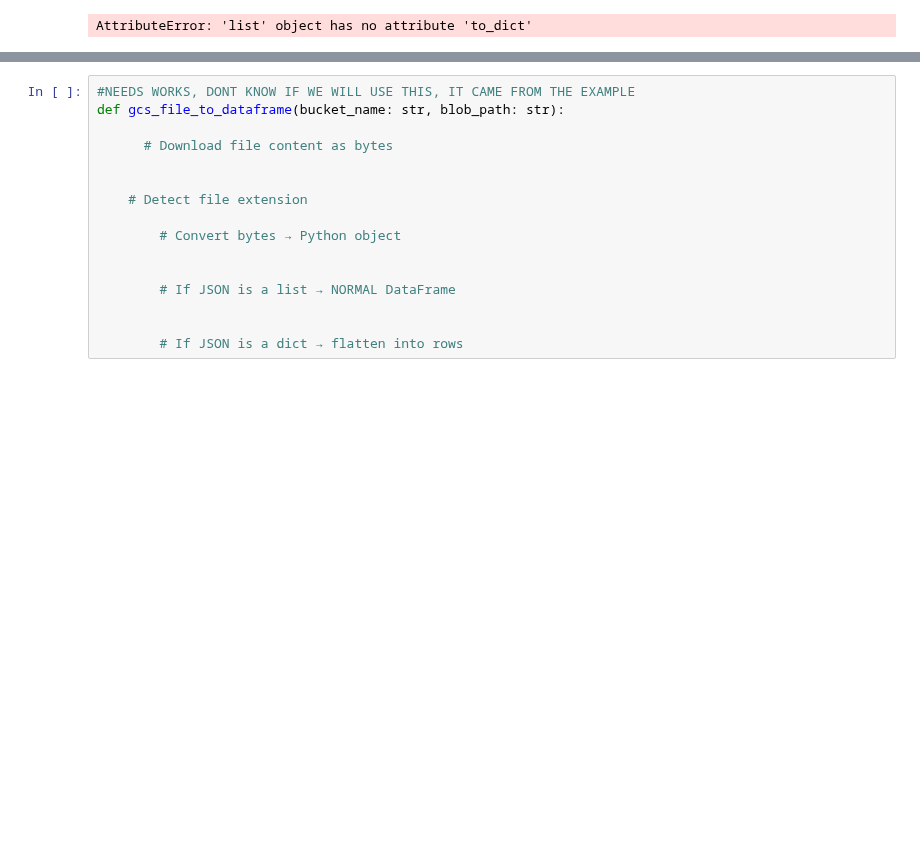
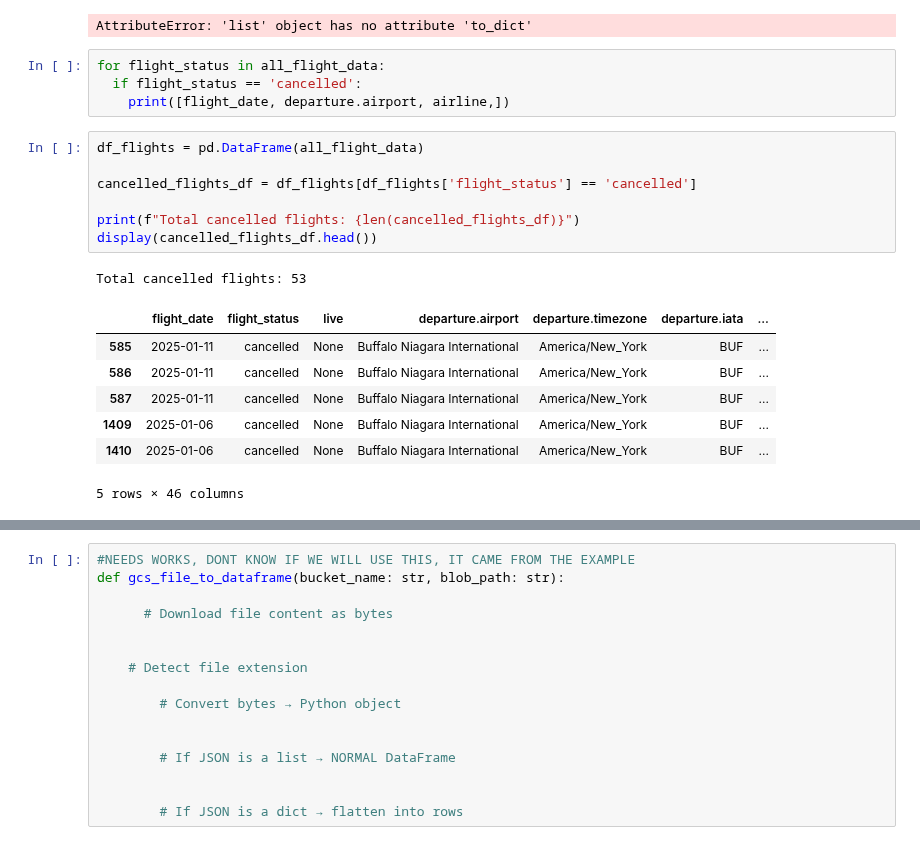
Before and after one commit to Iamkoss/cis9650_flight_data, a Jupyter notebook: fligh_data.ipynb, the cells around one changed output, grey strips where cells are left out. Saved outputs shown, nothing was run; the diff lists cells and outputs as text; blank space fills up the shorter version.

```diff
--- a/fligh_data.ipynb
+++ b/fligh_data.ipynb
@@ -166,3 +166,23 @@ print(flight_record[0])
 print("Total flights:", len(flight_record))
 # %% [output]
 AttributeError: 'list' object has no attribute 'to_dict'
+# %%
+for flight_status in all_flight_data:
+  if flight_status == 'cancelled':
+    print([flight_date, departure.airport, airline,])
+# %%
+df_flights = pd.DataFrame(all_flight_data)
+
+cancelled_flights_df = df_flights[df_flights['flight_status'] == 'cancelled']
+
+print(f"Total cancelled flights: {len(cancelled_flights_df)}")
+display(cancelled_flights_df.head())
+# %% [output]
+Total cancelled flights: 53
+|  | flight_date | flight_status | live | departure.airport | departure.timezone | departure.iata | ... |
+| 585 | 2025-01-11 | cancelled | None | Buffalo Niagara International | America/New_York | BUF | ... |
+| 586 | 2025-01-11 | cancelled | None | Buffalo Niagara International | America/New_York | BUF | ... |
+| 587 | 2025-01-11 | cancelled | None | Buffalo Niagara International | America/New_York | BUF | ... |
+| 1409 | 2025-01-06 | cancelled | None | Buffalo Niagara International | America/New_York | BUF | ... |
+| 1410 | 2025-01-06 | cancelled | None | Buffalo Niagara International | America/New_York | BUF | ... |
+5 rows × 46 columns
```
Also changed, not shown: parts of 2 cells of this notebook.
